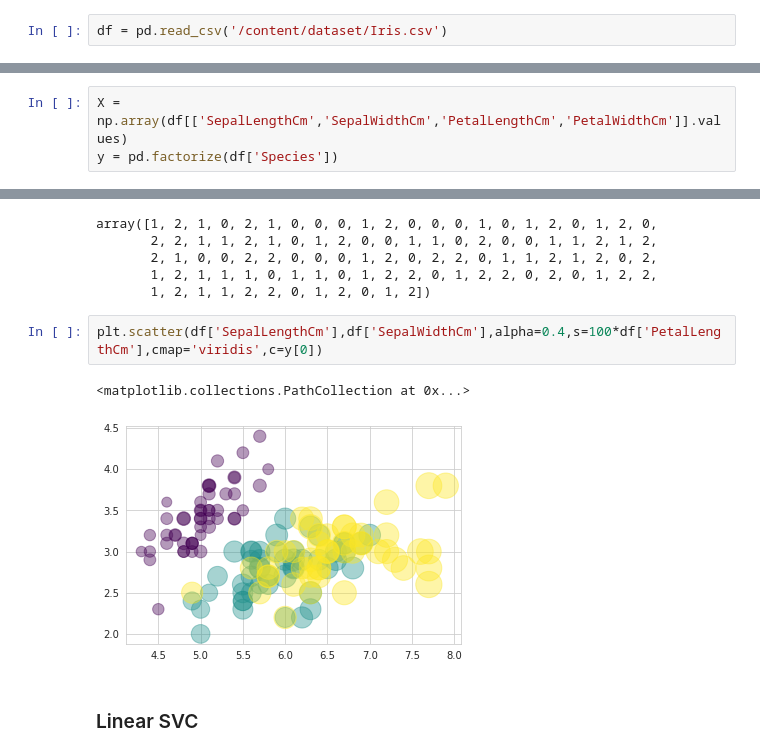
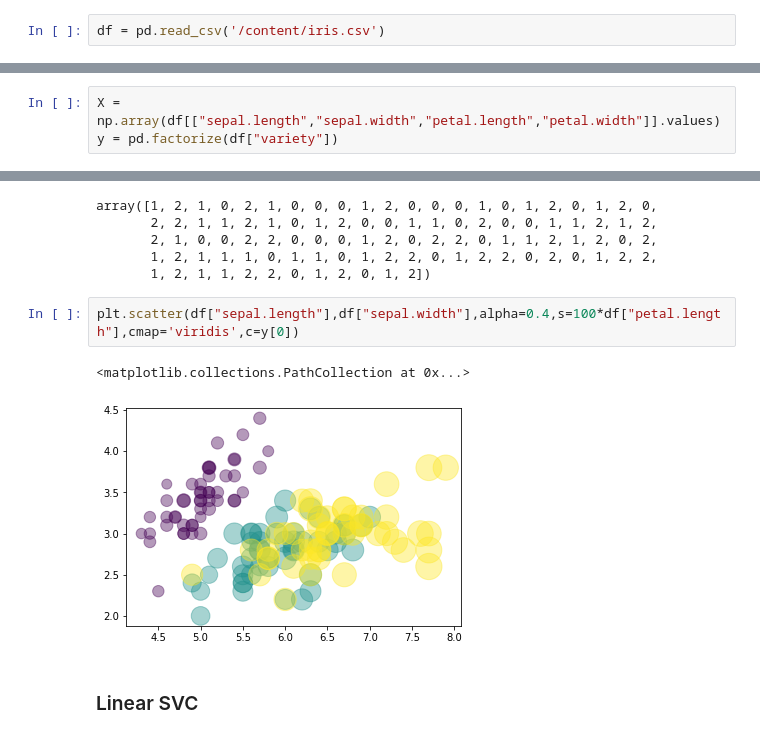
Before and after one commit to hxri/Deep-Learning-Lab, a Jupyter notebook: Experiment_1_SVC.ipynb, the cells around one changed output, grey strips where cells are left out. Drawn from its saved outputs; the diff is of its cells as text.

```diff
--- a/Experiment_1_SVC.ipynb
+++ b/Experiment_1_SVC.ipynb
@@ -12,7 +19,7 @@ import matplotlib.pyplot as plt
 import seaborn as sns
 import numpy as np
 # %%
-df = pd.read_csv('/content/dataset/Iris.csv')
+df = pd.read_csv('/content/iris.csv')
 # %%
 df.columns
 # %% [output]
@@ -31,6 +38,6 @@ df.head()
 # %%
-X = np.array(df[['SepalLengthCm','SepalWidthCm','PetalLengthCm','PetalWidthCm']].values)
-y = pd.factorize(df['Species'])
+X = np.array(df[["sepal.length","sepal.width","petal.length","petal.width"]].values)
+y = pd.factorize(df["variety"])
 # %%
 X
 # %% [output]
@@ -78,10 +85,10 @@ array([1, 2, 1, 0, 2, 1, 0, 0, 0, 1, 2, 0, 0, 0, 1, 0, 1, 2, 0, 1, 2, 0,
        1, 2, 1, 1, 1, 0, 1, 1, 0, 1, 2, 2, 0, 1, 2, 2, 0, 2, 0, 1, 2, 2,
        1, 2, 1, 1, 2, 2, 0, 1, 2, 0, 1, 2])
 # %%
-plt.scatter(df['SepalLengthCm'],df['SepalWidthCm'],alpha=0.4,s=100*df['PetalLengthCm'],cmap='viridis',c=y[0])
+plt.scatter(df["sepal.length"],df["sepal.width"],alpha=0.4,s=100*df["petal.length"],cmap='viridis',c=y[0])
 # %% [output]
 <matplotlib.collections.PathCollection at 0x...>
-[figure, old version]
+[figure, new version]
 # %% [markdown]
 ### Linear SVC
 # %%
```
Also changed, not shown: parts of 6 cells of this notebook.
